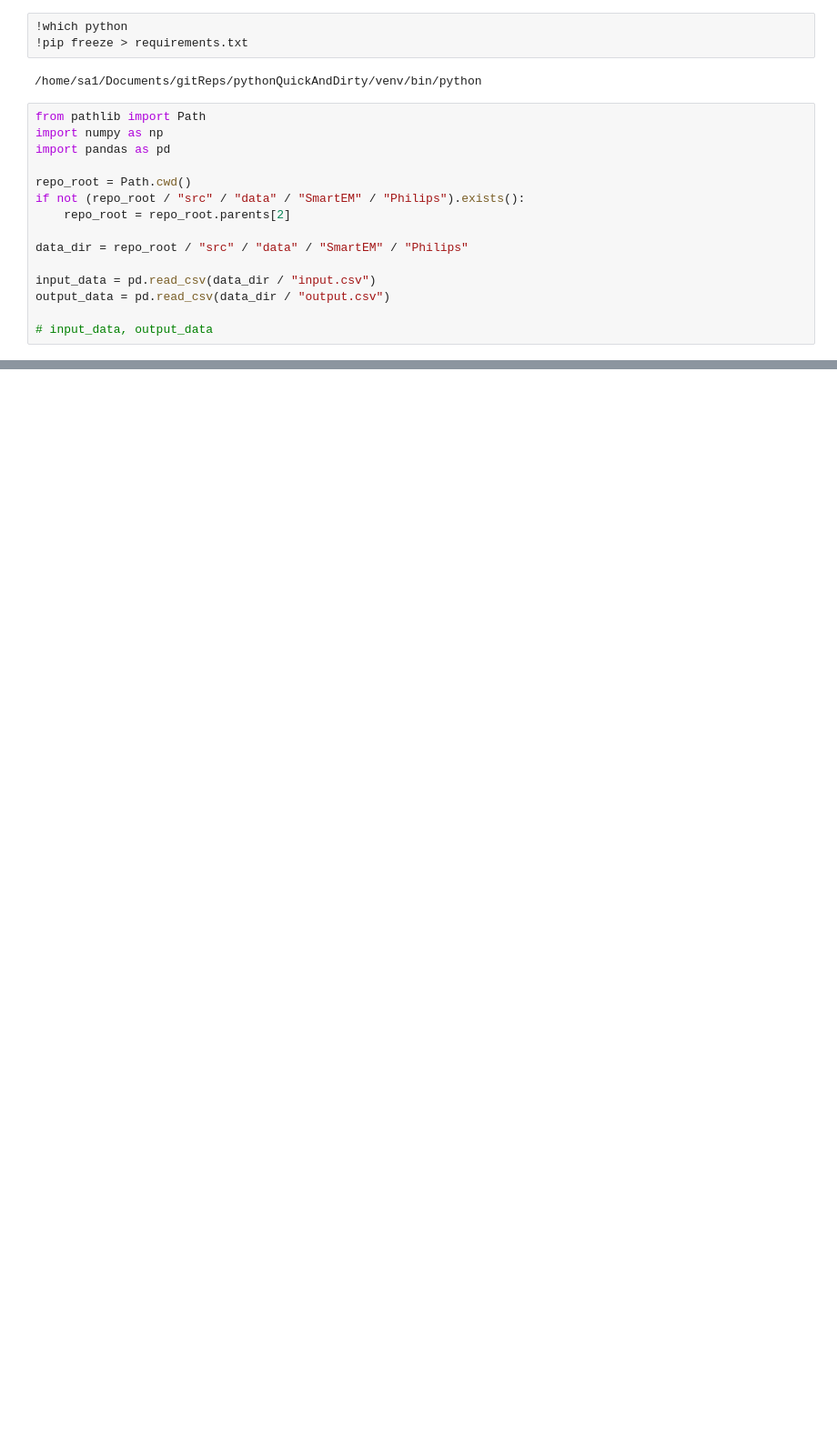
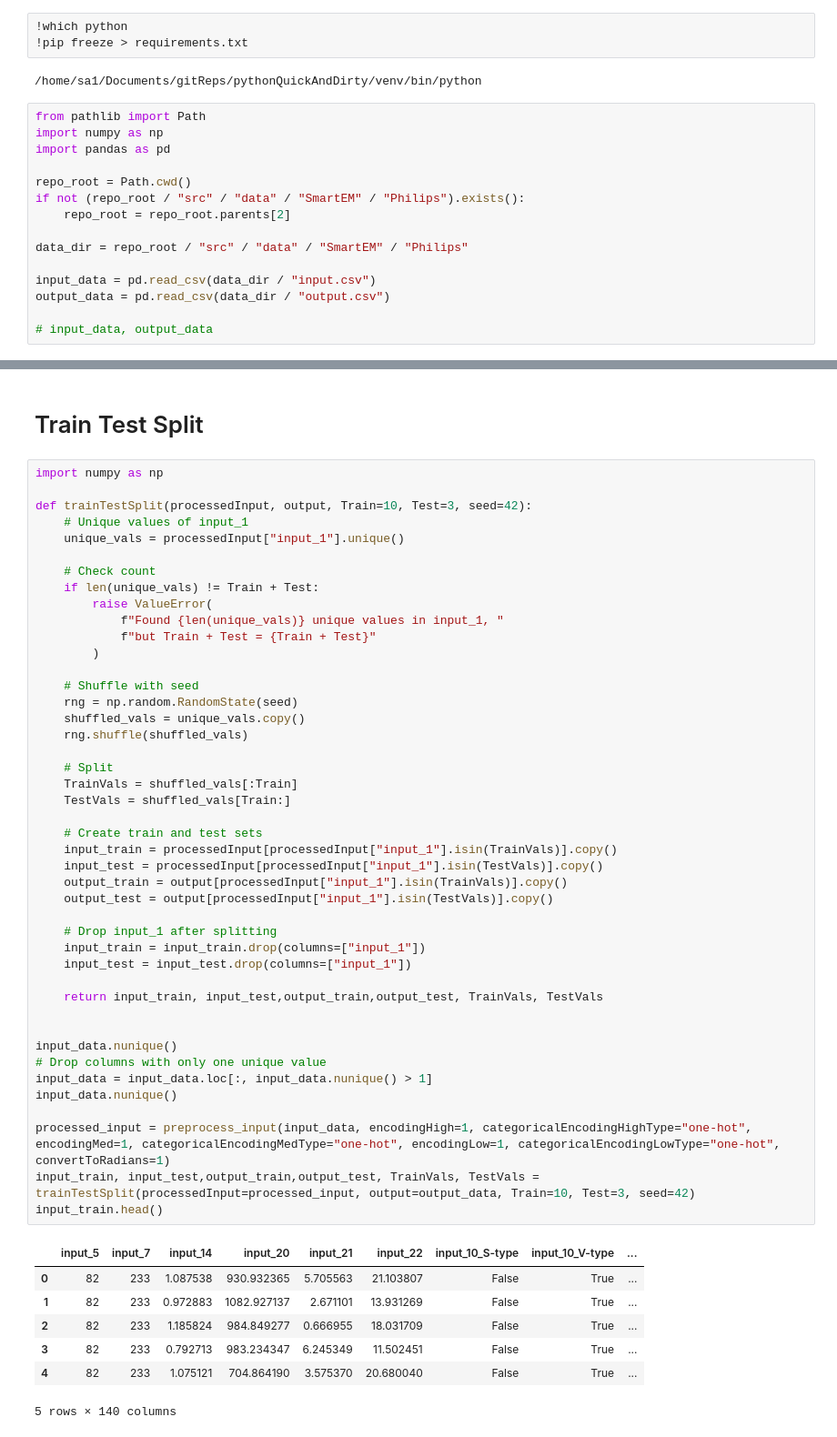
Before and after one commit to SmellingSalt/pythonQuickAndDirty, a Jupyter notebook: src/scripts/SmartEM/philipsRegression.ipynb, the cells around one changed output, grey strips where cells are left out. Shown at 91% size. Drawn from its saved outputs; the diff is of its cells as text; blank space fills up the shorter version.

```diff
--- a/src/scripts/SmartEM/philipsRegression.ipynb
+++ b/src/scripts/SmartEM/philipsRegression.ipynb
@@ -54,0 +126,54 @@ input_data.head()
+# %% [markdown]
+# Train Test Split
+# %%
+import numpy as np
+
+def trainTestSplit(processedInput, output, Train=10, Test=3, seed=42):
+    # Unique values of input_1
+    unique_vals = processedInput["input_1"].unique()
+
+    # Check count
+    if len(unique_vals) != Train + Test:
+        raise ValueError(
+            f"Found {len(unique_vals)} unique values in input_1, "
+            f"but Train + Test = {Train + Test}"
+        )
+
+    # Shuffle with seed
+    rng = np.random.RandomState(seed)
+    shuffled_vals = unique_vals.copy()
+    rng.shuffle(shuffled_vals)
+
+    # Split
+    TrainVals = shuffled_vals[:Train]
+    TestVals = shuffled_vals[Train:]
+
+    # Create train and test sets
+    input_train = processedInput[processedInput["input_1"].isin(TrainVals)].copy()
+    input_test = processedInput[processedInput["input_1"].isin(TestVals)].copy()
+    output_train = output[processedInput["input_1"].isin(TrainVals)].copy()
+    output_test = output[processedInput["input_1"].isin(TestVals)].copy()
+
+    # Drop input_1 after splitting
+    input_train = input_train.drop(columns=["input_1"])
+    input_test = input_test.drop(columns=["input_1"])
+
+    return input_train, input_test,output_train,output_test, TrainVals, TestVals
+
+
+input_data.nunique()
+# Drop columns with only one unique value
+input_data = input_data.loc[:, input_data.nunique() > 1]
+input_data.nunique()
+
+processed_input = preprocess_input(input_data, encodingHigh=1, categoricalEncodingHighType="one-hot", encodingMed=1, categoricalEncodingMedType="one-hot", encodingLow=1, categoricalEncodingLowType="one-hot", convertToRadians=1)
+input_train, input_test,output_train,output_test, TrainVals, TestVals = trainTestSplit(processedInput=processed_input, output=output_data, Train=10, Test=3, seed=42)
+input_train.head()
+# %% [output]
+|  | input_5 | input_7 | input_14 | input_20 | input_21 | input_22 | input_10_S-type | input_10_V-type | ... |
+| 0 | 82 | 233 | 1.087538 | 930.932365 | 5.705563 | 21.103807 | False | True | ... |
+| 1 | 82 | 233 | 0.972883 | 1082.927137 | 2.671101 | 13.931269 | False | True | ... |
+| 2 | 82 | 233 | 1.185824 | 984.849277 | 0.666955 | 18.031709 | False | True | ... |
+| 3 | 82 | 233 | 0.792713 | 983.234347 | 6.245349 | 11.502451 | False | True | ... |
+| 4 | 82 | 233 | 1.075121 | 704.864190 | 3.575370 | 20.680040 | False | True | ... |
+5 rows × 140 columns
```
Also changed, not shown: parts of 26 cells of this notebook, 4 other files.
